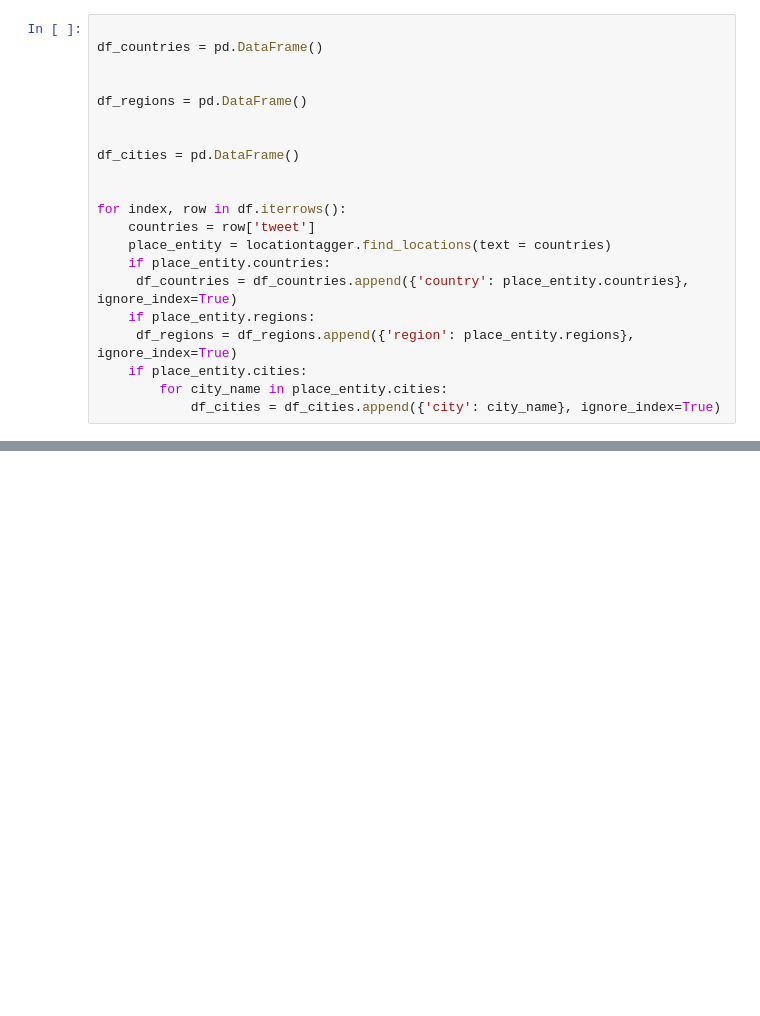
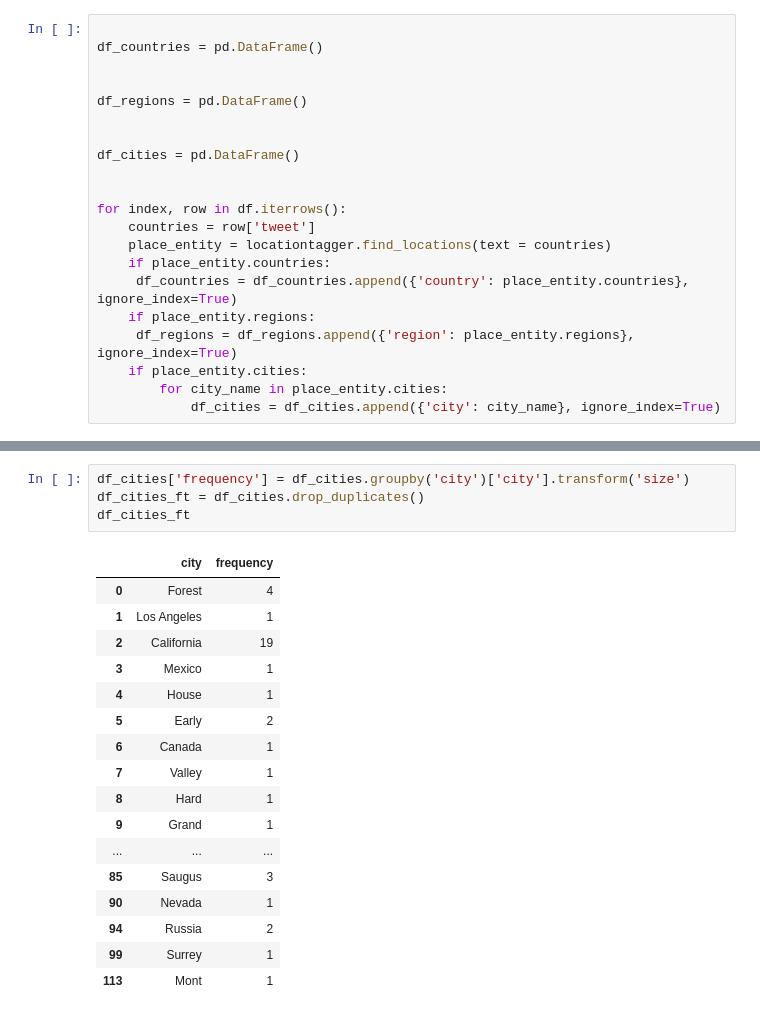
Before and after one commit to kelumKP/ForestFire_GeoSpatial, a Jupyter notebook: forest_fire_dates.ipynb, the cells around one changed output, grey strips where cells are left out. Saved outputs shown, nothing was run; the diff lists cells and outputs as text; blank space fills up the shorter version.

```diff
--- a/forest_fire_dates.ipynb
+++ b/forest_fire_dates.ipynb
@@ -117,3 +161,25 @@ df_cities.drop_duplicates(subset=['city'], keep=False)
+# %%
+df_cities['frequency'] = df_cities.groupby('city')['city'].transform('size')
+df_cities_ft = df_cities.drop_duplicates()
+df_cities_ft
+# %% [output]
+|  | city | frequency |
+| 0 | Forest | 4 |
+| 1 | Los Angeles | 1 |
+| 2 | California | 19 |
+| 3 | Mexico | 1 |
+| 4 | House | 1 |
+| 5 | Early | 2 |
+| 6 | Canada | 1 |
+| 7 | Valley | 1 |
+| 8 | Hard | 1 |
+| 9 | Grand | 1 |
+| ... | ... | ... |
+| 85 | Saugus | 3 |
+| 90 | Nevada | 1 |
+| 94 | Russia | 2 |
+| 99 | Surrey | 1 |
+| 113 | Mont | 1 |
 # %%
 from geopy.geocoders import Nominatim
 
```
Also changed, not shown: parts of 14 cells of this notebook.
